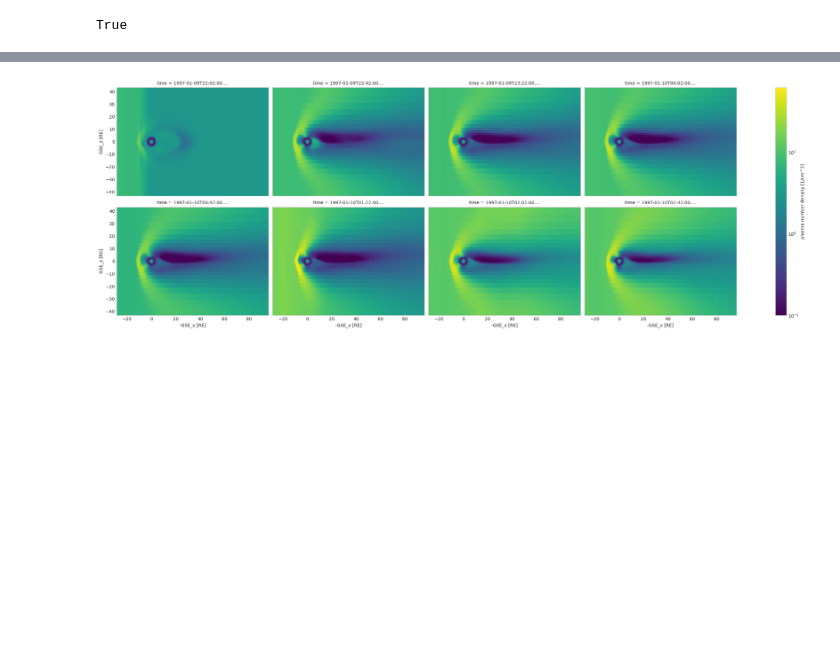
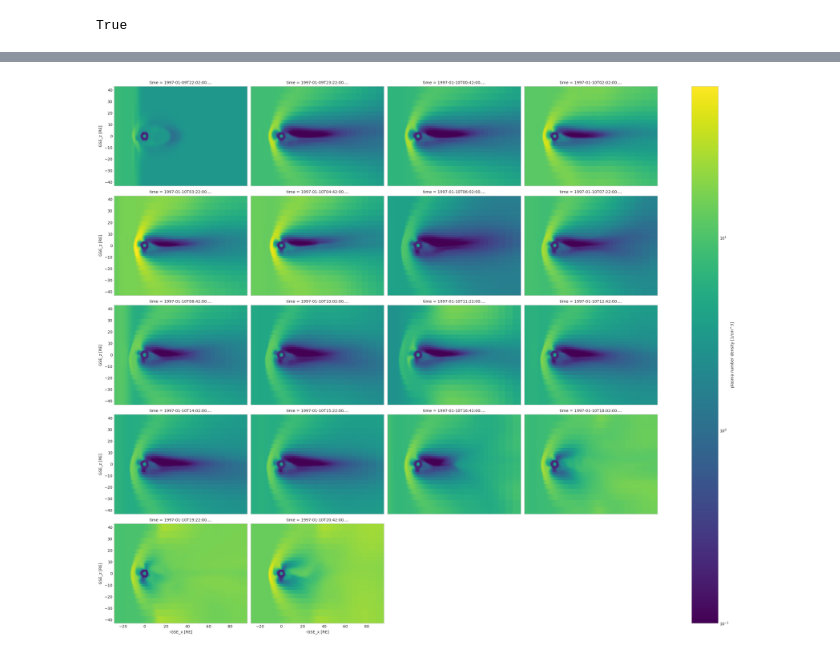
Before and after one commit to choongminum/storm199701, a Jupyter notebook: runs/251118_1330_c031_AZ/plots/geo_data_251118_1330_c031_AZ.ipynb, the cells around one changed output, grey strips where cells are left out. Cells and saved outputs as stored; diff of their text form; code cells hidden in the pictures; blank space fills up the shorter version.

```diff
--- a/runs/251118_1330_c031_AZ/plots/geo_data_251118_1330_c031_AZ.ipynb
+++ b/runs/251118_1330_c031_AZ/plots/geo_data_251118_1330_c031_AZ.ipynb
@@ -162,7 +162,7 @@ wi = read_ggcm_solarwind_directory(SW_DIR, glob="wi.*")
 store_to_pyspedas(wi)
 # %%
 # OpenGGCM ionosphere output
-files = sorted(DATA_DIR.glob(f"{RUN_NAME}.iof.*00"))
+files = sorted(DATA_DIR.glob(f"{RUN_NAME}.iof.*"))
 iof = xr.open_mfdataset(files)
 # %%
 # Calculate the AL index.
@@ -247,10 +271,10 @@ time_max = iof.time.shape[0]
 # %%
 # Density
 py_0.rr.sel(x=slice(-50.0, 100.0), z=slice(-50.0, 50.0)).isel(
-    time=slice(0, time_max, 20)
+    time=slice(0, time_max, 40)
 ).T.plot(col="time", col_wrap=4, aspect=1.5, size=4, norm=colors.LogNorm());
 # %% [output]
-[figure, old version]
+[figure, new version]
 # %%
 # Pressure
 py_0.pp.sel(x=slice(-50.0, 100.0), z=slice(-50.0, 50.0)).isel(
```
Also changed, not shown: parts of 10 cells of this notebook, 5 other files.
